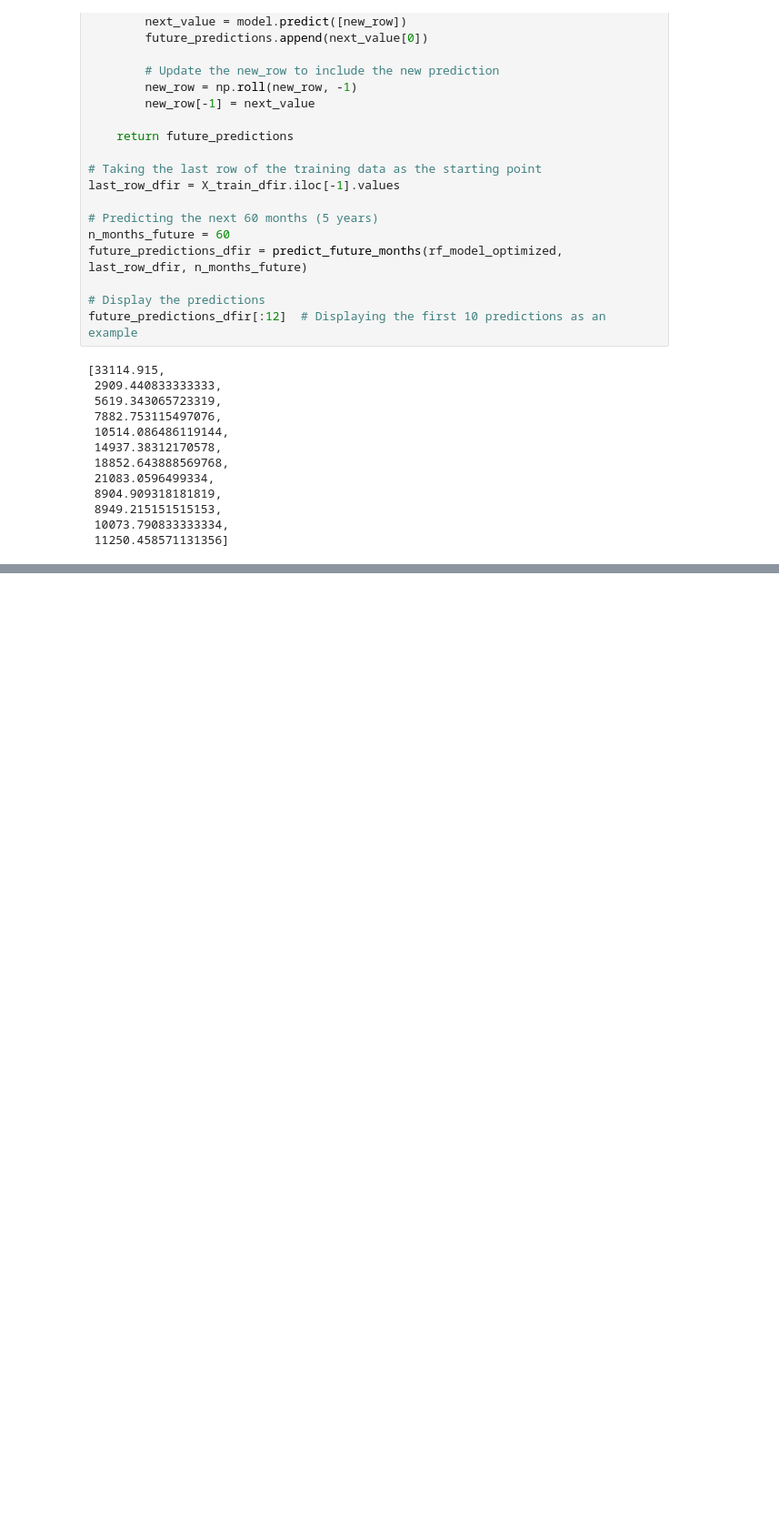
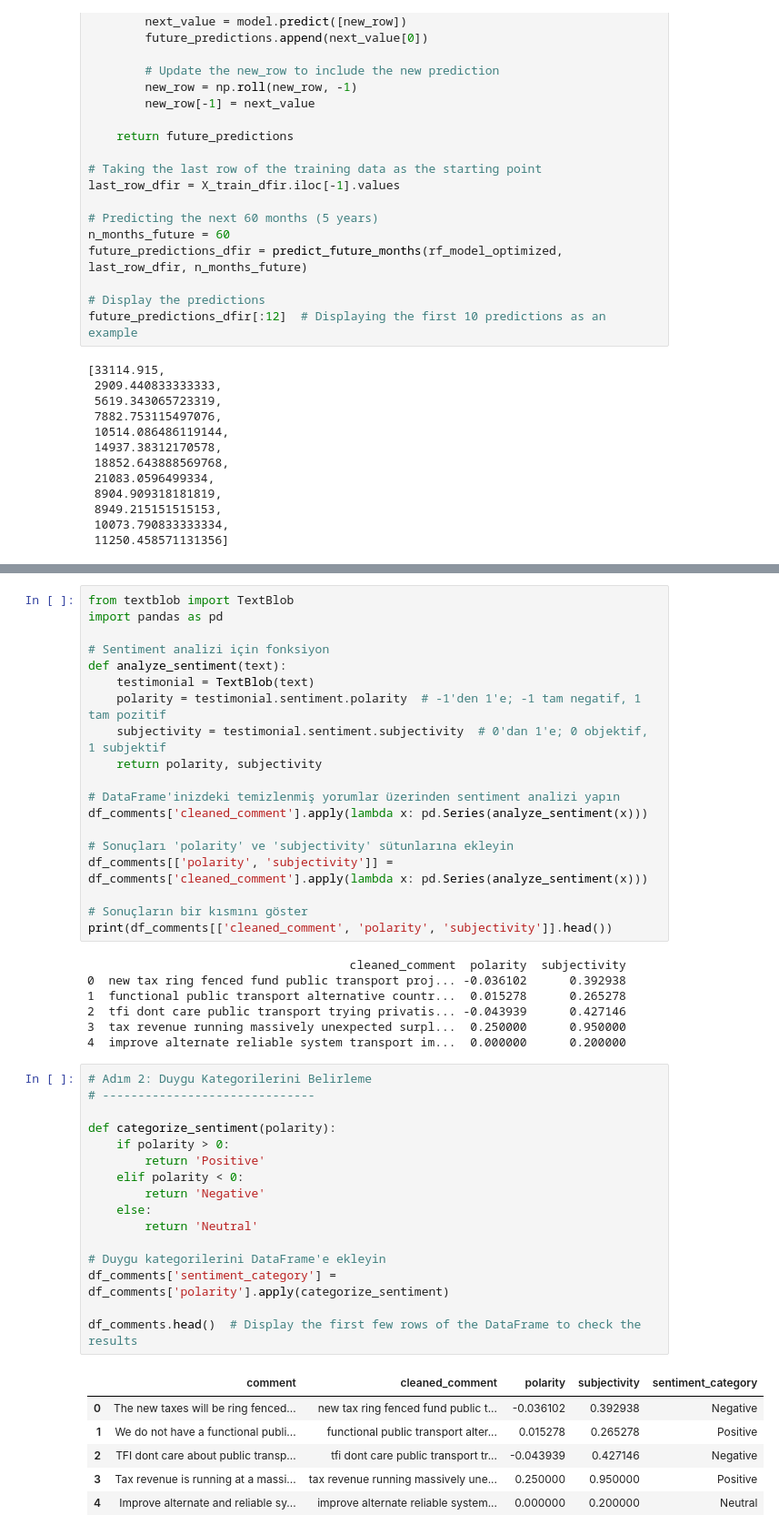
Before and after one commit to Ahmet-C-C/Car-Registration-Comparison-Between-Ireland-and-Norway, a Jupyter notebook: Msc CA02.ipynb, the cells around one changed output, grey strips where cells are left out. Shown at 91% size. Cells and saved outputs as stored; diff of their text form; blank space fills up the shorter version.

```diff
--- a/Msc CA02.ipynb
+++ b/Msc CA02.ipynb
@@ -1554,0 +2335,49 @@ TypeError: unsupported operand type(s) for +: 'int' and 'pandas._libs.tslibs.off
+# %%
+from textblob import TextBlob
+import pandas as pd
+
+# Sentiment analizi için fonksiyon
+def analyze_sentiment(text):
+    testimonial = TextBlob(text)
+    polarity = testimonial.sentiment.polarity  # -1'den 1'e; -1 tam negatif, 1 tam pozitif
+    subjectivity = testimonial.sentiment.subjectivity  # 0'dan 1'e; 0 objektif, 1 subjektif
+    return polarity, subjectivity
+
+# DataFrame'inizdeki temizlenmiş yorumlar üzerinden sentiment analizi yapın
+df_comments['cleaned_comment'].apply(lambda x: pd.Series(analyze_sentiment(x)))
+
+# Sonuçları 'polarity' ve 'subjectivity' sütunlarına ekleyin
+df_comments[['polarity', 'subjectivity']] = df_comments['cleaned_comment'].apply(lambda x: pd.Series(analyze_sentiment(x)))
+
+# Sonuçların bir kısmını göster
+print(df_comments[['cleaned_comment', 'polarity', 'subjectivity']].head())
+# %% [output]
+                                     cleaned_comment  polarity  subjectivity
+0  new tax ring fenced fund public transport proj... -0.036102      0.392938
+1  functional public transport alternative countr...  0.015278      0.265278
+2  tfi dont care public transport trying privatis... -0.043939      0.427146
+3  tax revenue running massively unexpected surpl...  0.250000      0.950000
+4  improve alternate reliable system transport im...  0.000000      0.200000
+# %%
+# Adım 2: Duygu Kategorilerini Belirleme
+# ------------------------------
+
+def categorize_sentiment(polarity):
+    if polarity > 0:
+        return 'Positive'
+    elif polarity < 0:
+        return 'Negative'
+    else:
+        return 'Neutral'
+
+# Duygu kategorilerini DataFrame'e ekleyin
+df_comments['sentiment_category'] = df_comments['polarity'].apply(categorize_sentiment)
+
+df_comments.head()  # Display the first few rows of the DataFrame to check the results
+# %% [output]
+|  | comment | cleaned_comment | polarity | subjectivity | sentiment_category |
+| 0 | The new taxes will be ring fenced... | new tax ring fenced fund public t... | -0.036102 | 0.392938 | Negative |
+| 1 | We do not have a functional publi... | functional public transport alter... | 0.015278 | 0.265278 | Positive |
+| 2 | TFI dont care about public transp... | tfi dont care public transport tr... | -0.043939 | 0.427146 | Negative |
+| 3 | Tax revenue is running at a massi... | tax revenue running massively une... | 0.250000 | 0.950000 | Positive |
+| 4 | Improve alternate and reliable sy... | improve alternate reliable system... | 0.000000 | 0.200000 | Neutral |
```
Also changed, not shown: parts of 21 cells of this notebook.
